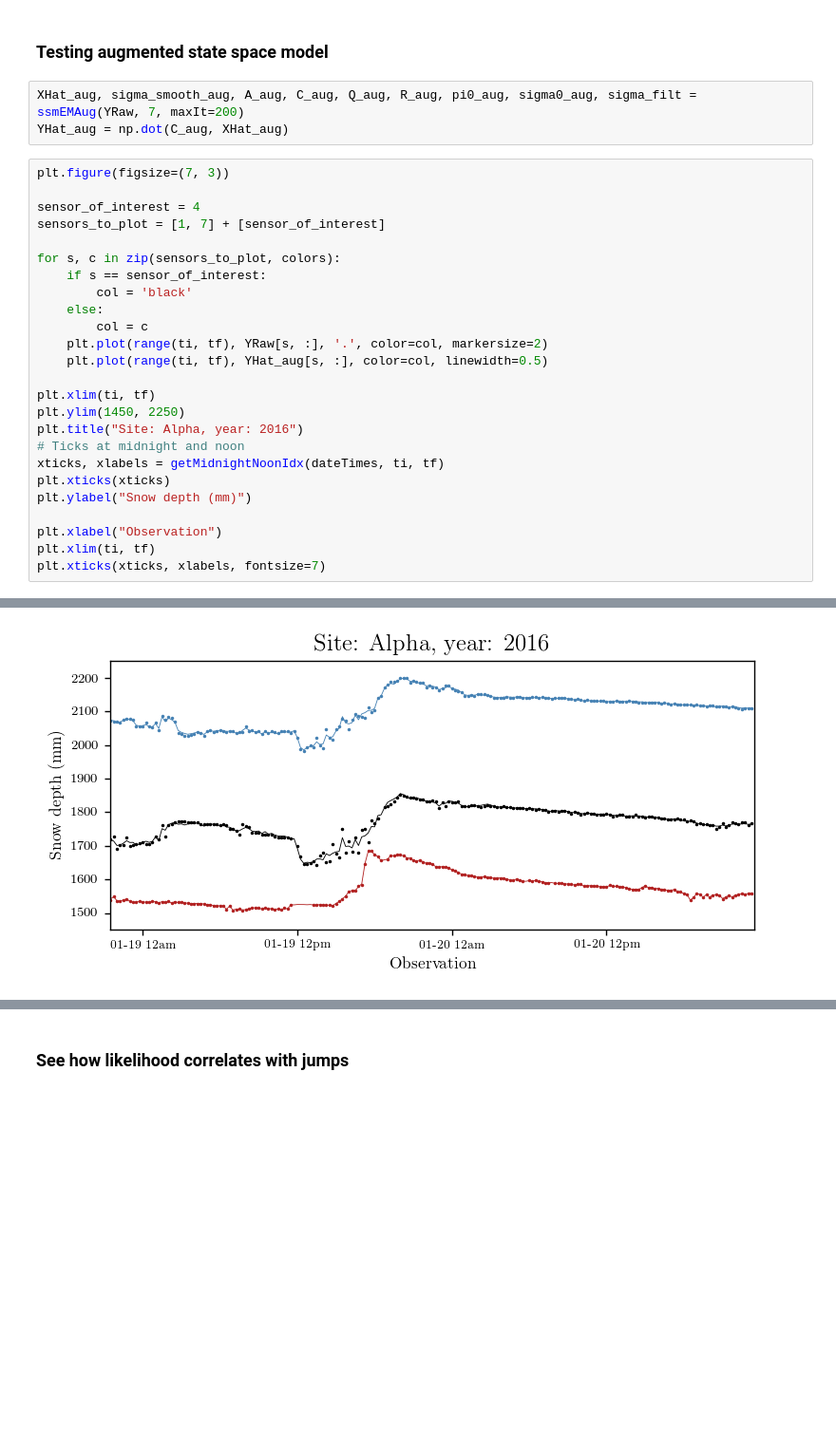
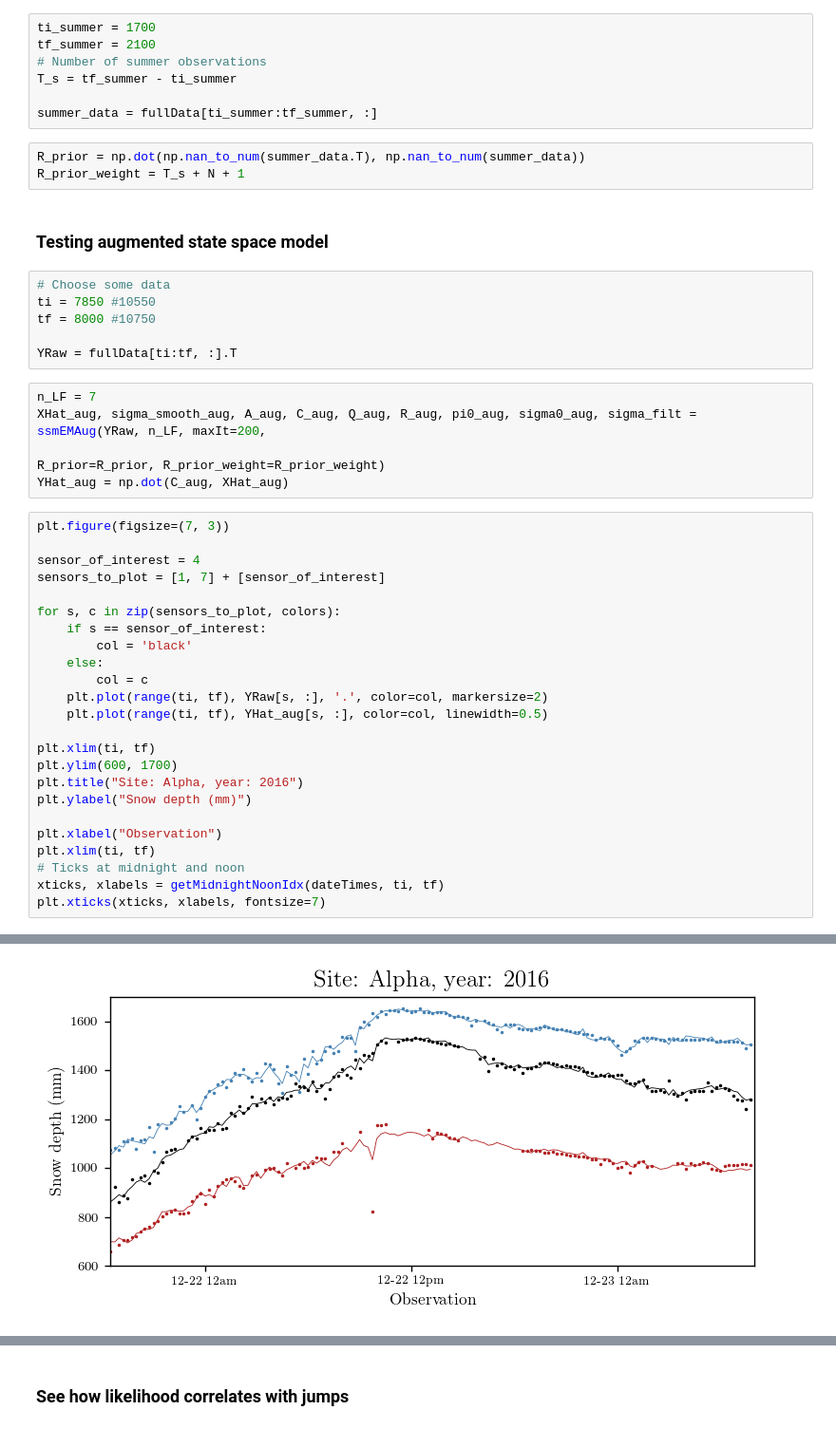
Before and after one commit to adam-coogan/snow_data_cleaning, a Jupyter notebook: scripts/State Space EM.ipynb, the cells around one changed output, grey strips where cells are left out. Shown at 95% size. Cells and saved outputs as stored; diff of their text form; blank space fills up the shorter version.

Commit message:
Can now include prior for R, which can be computed (eg) using summer data

```diff
--- a/scripts/State Space EM.ipynb
+++ b/scripts/State Space EM.ipynb
@@ -31,7 +30,25 @@ YRaw = fullData[ti:tf, :].T
+# %%
+ti_summer = 1700
+tf_summer = 2100
+# Number of summer observations
+T_s = tf_summer - ti_summer
+
+summer_data = fullData[ti_summer:tf_summer, :]
+# %%
+R_prior = np.dot(np.nan_to_num(summer_data.T), np.nan_to_num(summer_data))
+R_prior_weight = T_s + N + 1
 # %% [markdown]
 ### Testing augmented state space model
+# %%
+# Choose some data
+ti = 7850 #10550
+tf = 8000 #10750
+
+YRaw = fullData[ti:tf, :].T
 # %%
-XHat_aug, sigma_smooth_aug, A_aug, C_aug, Q_aug, R_aug, pi0_aug, sigma0_aug, sigma_filt = ssmEMAug(YRaw, 7, maxIt=200)
+n_LF = 7
+XHat_aug, sigma_smooth_aug, A_aug, C_aug, Q_aug, R_aug, pi0_aug, sigma0_aug, sigma_filt = ssmEMAug(YRaw, n_LF, maxIt=200,
+                                                                                                   R_prior=R_prior, R_prior_weight=R_prior_weight)
 YHat_aug = np.dot(C_aug, XHat_aug)
 # %%
 plt.figure(figsize=(7, 3))
@@ -48,15 +65,14 @@ for s, c in zip(sensors_to_plot, colors):
     plt.plot(range(ti, tf), YHat_aug[s, :], color=col, linewidth=0.5)
 
 plt.xlim(ti, tf)
-plt.ylim(1450, 2250)
+plt.ylim(600, 1700)
 plt.title("Site: Alpha, year: 2016")
-# Ticks at midnight and noon
-xticks, xlabels = getMidnightNoonIdx(dateTimes, ti, tf)
-plt.xticks(xticks)
 plt.ylabel("Snow depth (mm)")
 
 plt.xlabel("Observation")
 plt.xlim(ti, tf)
+# Ticks at midnight and noon
+xticks, xlabels = getMidnightNoonIdx(dateTimes, ti, tf)
 plt.xticks(xticks, xlabels, fontsize=7)
 # %% [output]
 ([<matplotlib.axis.XTick at 0x...>,
@@ -67 +82 @@ plt.xticks(xticks, xlabels, fontsize=7)
-[figure, old version]
+[figure, new version]
```
Also changed, not shown: parts of 6 cells of this notebook, 1 other file.
